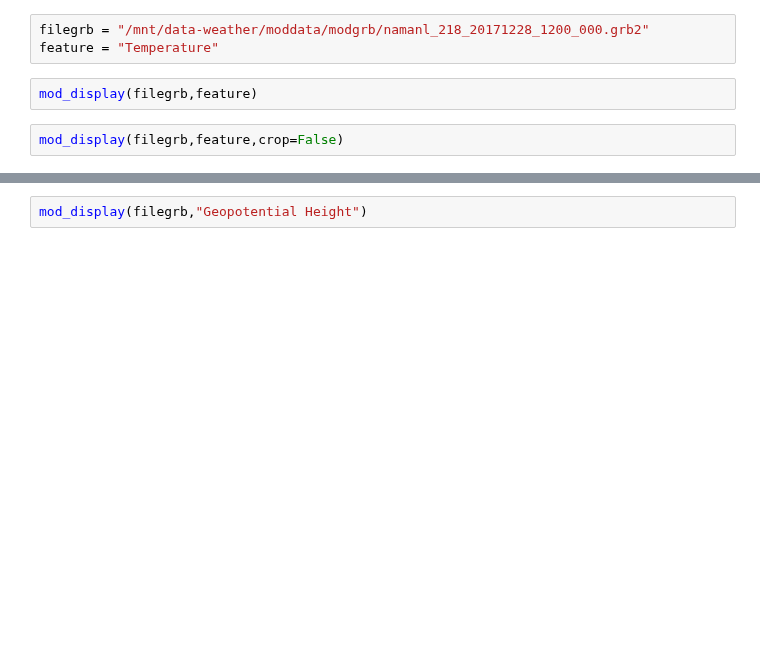
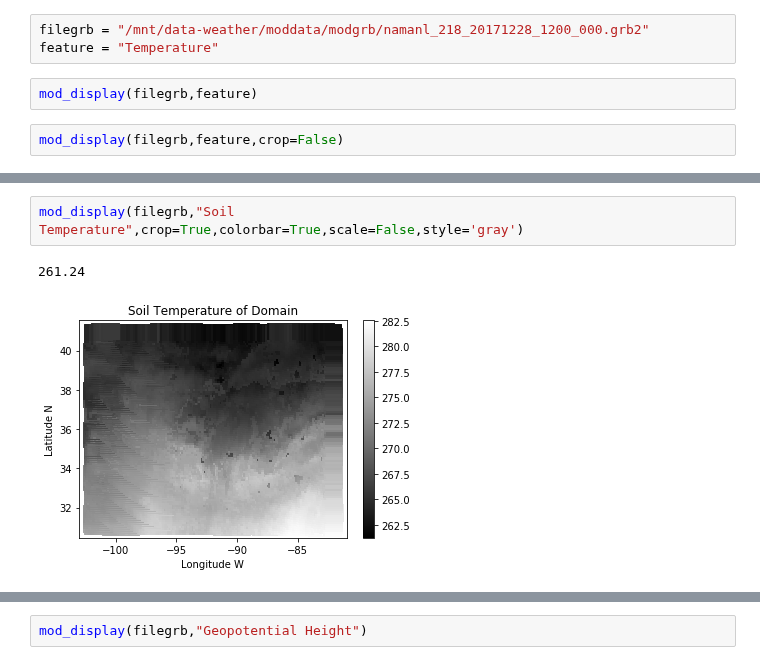
Before and after one commit to yuanzhou15/capstone-weather, a Jupyter notebook: rex/model-display.ipynb, the cells around one changed output, grey strips where cells are left out. Saved outputs shown, nothing was run; the diff lists cells and outputs as text; blank space fills up the shorter version.

```diff
--- a/rex/model-display.ipynb
+++ b/rex/model-display.ipynb
@@ -57,0 +112,5 @@ mod_display(filegrb,"Geopotential Height",crop=False)
+# %%
+mod_display(filegrb,"Soil Temperature",crop=True,colorbar=True,scale=False,style='gray')
+# %% [output]
+261.24
+[figure, added]
```
Also changed, not shown: parts of 9 cells of this notebook.
